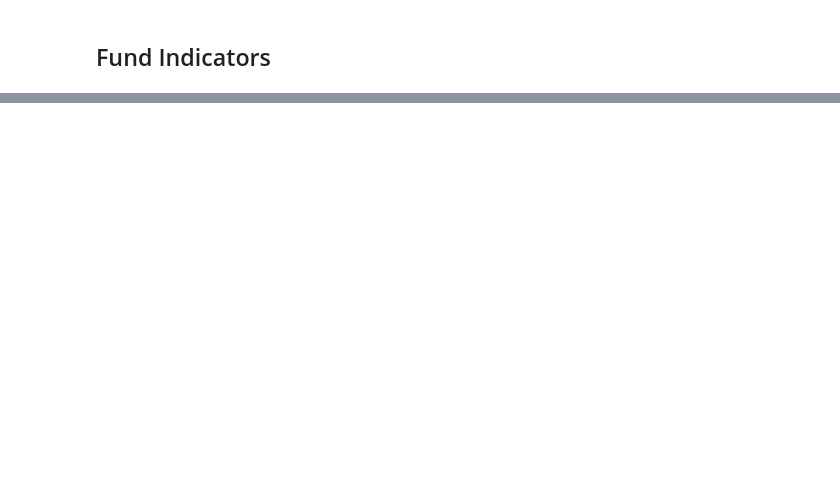
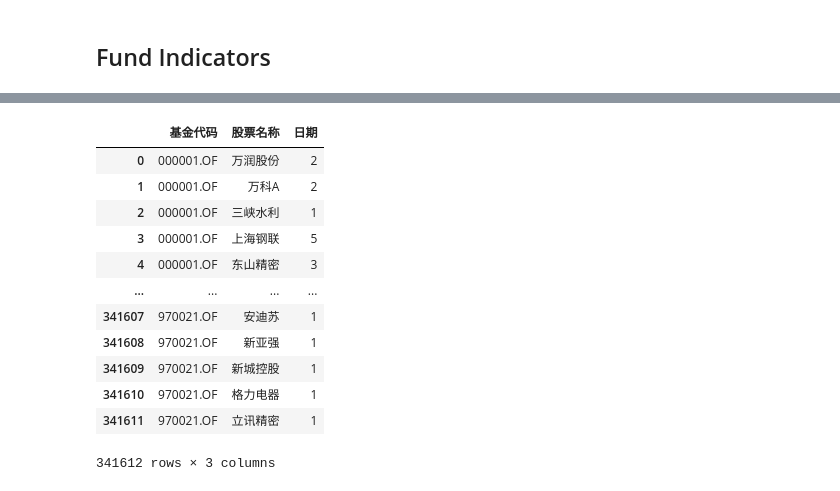
Before and after one commit to jiachengpan/goldenspoon, a Jupyter notebook: neverland_goldenspoon.ipynb, the cells around one changed output, grey strips where cells are left out. Drawn from its saved outputs; the diff is of its cells as text; code cells hidden in the pictures; blank space fills up the shorter version.

```diff
--- a/neverland_goldenspoon.ipynb
+++ b/neverland_goldenspoon.ipynb
@@ -500,0 +546,16 @@ memory usage: 5.7+ MB
+# %%
+topn_stocks_visited_by_funds.reset_index().columns = [Indicator.k_fund_column_code, ]
+# %% [output]
+|  | 基金代码 | 股票名称 | 日期 |
+| 0 | 000001.OF | 万润股份 | 2 |
+| 1 | 000001.OF | 万科A | 2 |
+| 2 | 000001.OF | 三峡水利 | 1 |
+| 3 | 000001.OF | 上海钢联 | 5 |
+| 4 | 000001.OF | 东山精密 | 3 |
+| ... | ... | ... | ... |
+| 341607 | 970021.OF | 安迪苏 | 1 |
+| 341608 | 970021.OF | 新亚强 | 1 |
+| 341609 | 970021.OF | 新城控股 | 1 |
+| 341610 | 970021.OF | 格力电器 | 1 |
+| 341611 | 970021.OF | 立讯精密 | 1 |
+341612 rows × 3 columns
```
Also changed, not shown: parts of 34 cells of this notebook.
